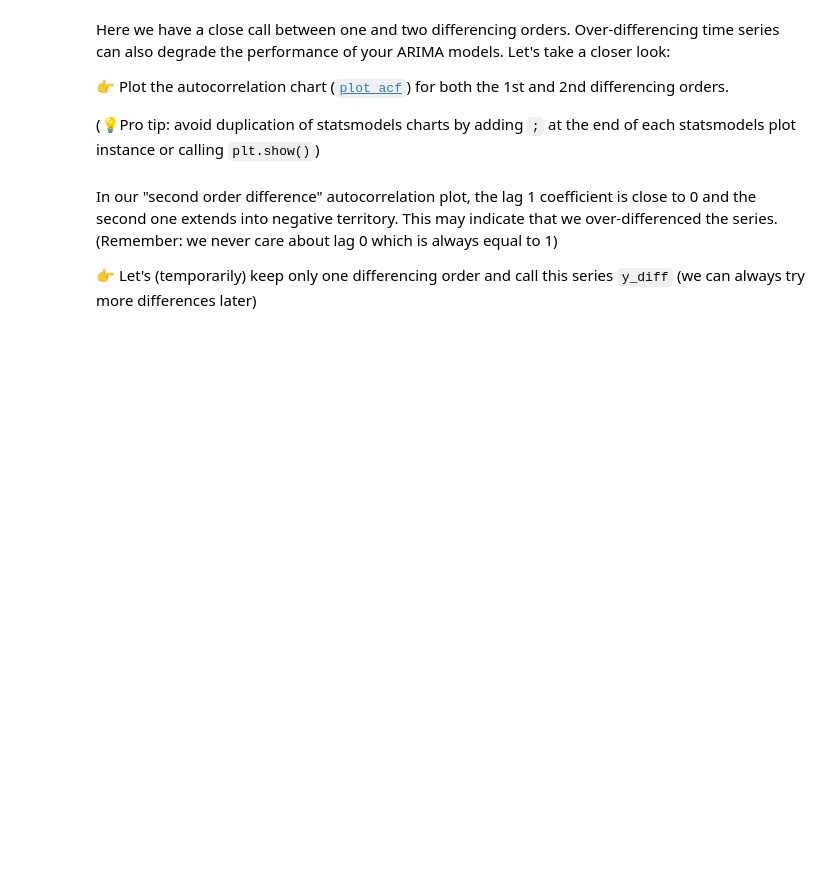
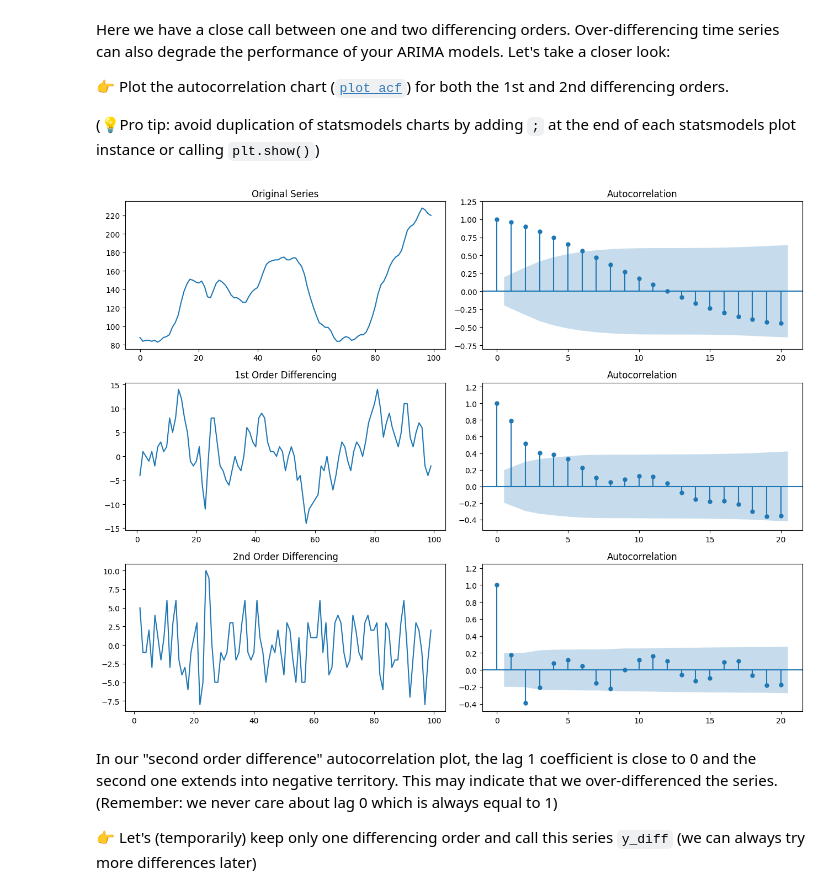
Before and after one commit to itsyeren/arima, a Jupyter notebook: arima.ipynb, the cells around one changed output. Drawn from its saved outputs; the diff is of its cells as text; code cells hidden in the pictures; blank space fills up the shorter version.

Commit message:
Completed time series workflow

```diff
--- a/arima.ipynb
+++ b/arima.ipynb
@@ -67,3 +88,22 @@ Here we have a close call between one and two differencing orders. Over-differen
+# %%
+from statsmodels.graphics.tsaplots import plot_acf, plot_pacf
+
+# Original Series
+fig, axes = plt.subplots(3, 2, figsize=(13,10))
+axes[0, 0].plot(y); axes[0, 0].set_title('Original Series')
+plot_acf(y, auto_ylims=True,ax=axes[0, 1])
+
+# 1 diff
+axes[1, 0].plot(y.diff()); axes[1, 0].set_title('1st Order Differencing')
+plot_acf(y.diff().dropna(), auto_ylims=True,ax=axes[1, 1])
+
+# 2 diff
+axes[2, 0].plot(y.diff().diff()); axes[2, 0].set_title('2nd Order Differencing')
+plot_acf(y.diff().diff().dropna(), auto_ylims=True, ax=axes[2, 1])
+
+plt.tight_layout()
+# %% [output]
+[figure, added]
 # %% [markdown]
 In our "second order difference" autocorrelation plot, the lag 1 coefficient is close to 0 and the second one extends into negative territory. This may indicate that we over-differenced the series. (Remember: we never care about lag 0 which is always equal to 1)
 
```
Also changed, not shown: parts of 38 cells of this notebook.
